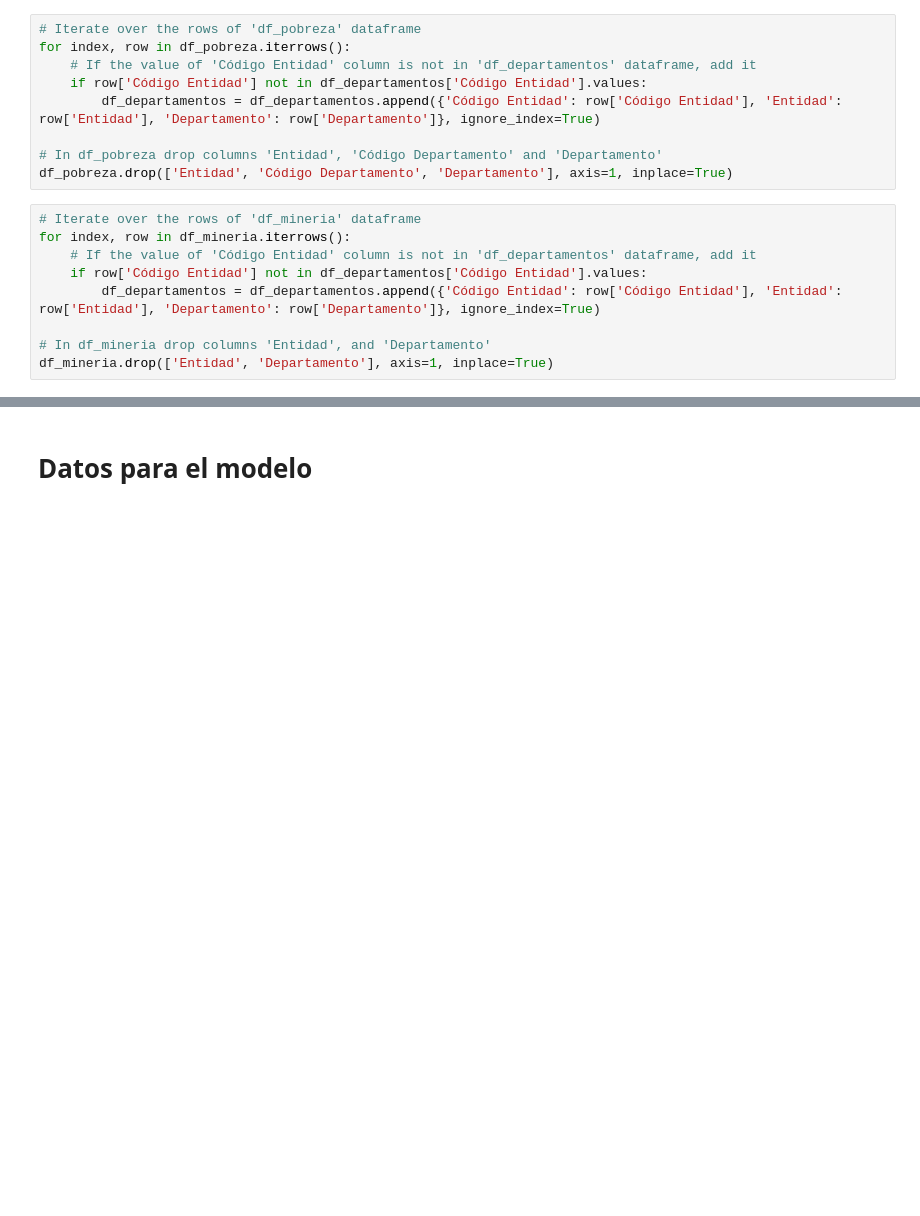
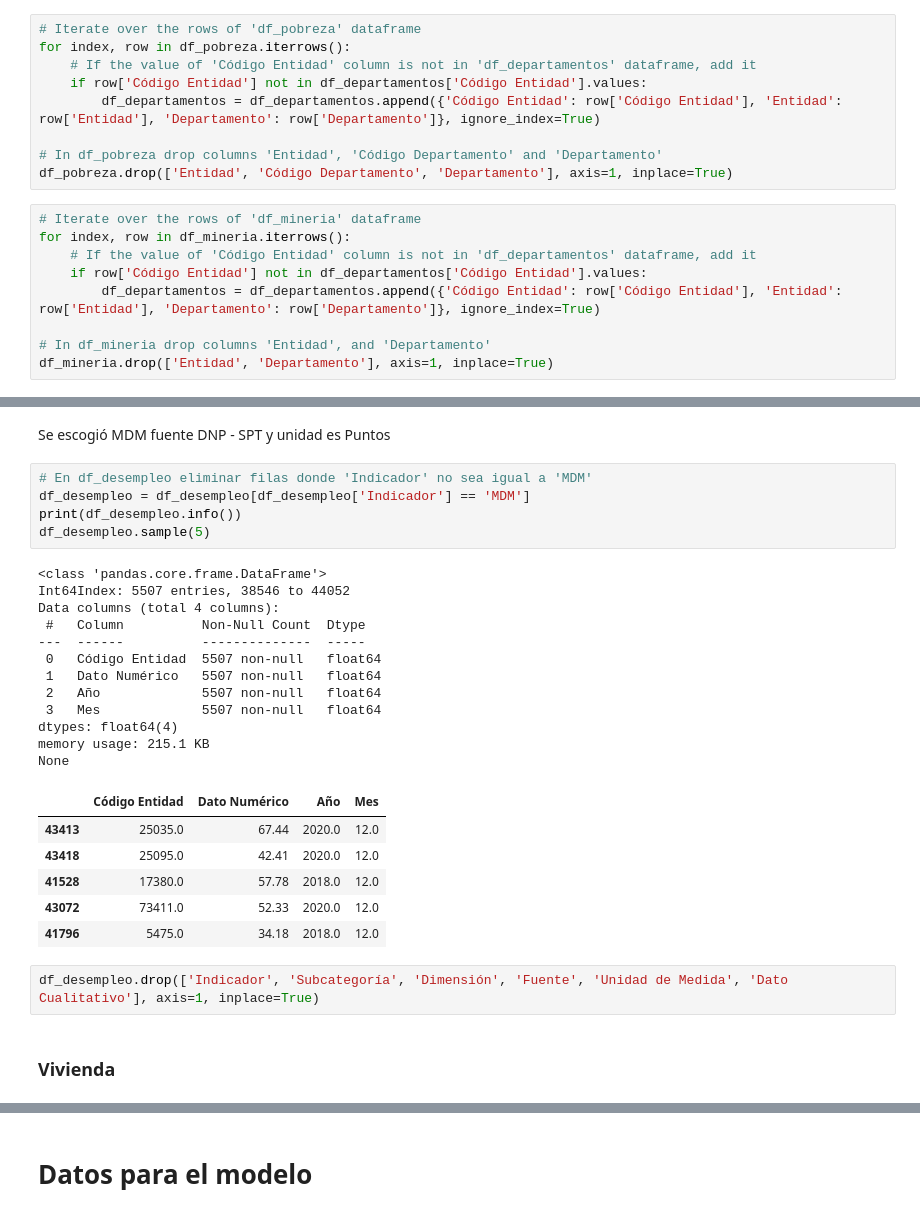
Before and after one commit to JESUSDAVIDBARRIOS/repo_labs_BI, a Jupyter notebook: proyecto2/procesamiento_datos/entendimiento_procesamiento.ipynb, the cells around one changed output, grey strips where cells are left out. Saved outputs shown, nothing was run; the diff lists cells and outputs as text; blank space fills up the shorter version.

```diff
--- a/proyecto2/procesamiento_datos/entendimiento_procesamiento.ipynb
+++ b/proyecto2/procesamiento_datos/entendimiento_procesamiento.ipynb
@@ -579,0 +624,30 @@ None
+# %% [markdown]
+Se escogió MDM fuente DNP - SPT y unidad es Puntos
+# %%
+# En df_desempleo eliminar filas donde 'Indicador' no sea igual a 'MDM'
+df_desempleo = df_desempleo[df_desempleo['Indicador'] == 'MDM']
+print(df_desempleo.info())
+df_desempleo.sample(5)
+# %% [output]
+<class 'pandas.core.frame.DataFrame'>
+Int64Index: 5507 entries, 38546 to 44052
+Data columns (total 4 columns):
+ #   Column          Non-Null Count  Dtype
+---  ------          --------------  -----
+ 0   Código Entidad  5507 non-null   float64
+ 1   Dato Numérico   5507 non-null   float64
+ 2   Año             5507 non-null   float64
+ 3   Mes             5507 non-null   float64
+dtypes: float64(4)
+memory usage: 215.1 KB
+None
+|  | Código Entidad | Dato Numérico | Año | Mes |
+| 43413 | 25035.0 | 67.44 | 2020.0 | 12.0 |
+| 43418 | 25095.0 | 42.41 | 2020.0 | 12.0 |
+| 41528 | 17380.0 | 57.78 | 2018.0 | 12.0 |
+| 43072 | 73411.0 | 52.33 | 2020.0 | 12.0 |
+| 41796 | 5475.0 | 34.18 | 2018.0 | 12.0 |
+# %%
+df_desempleo.drop(['Indicador', 'Subcategoría', 'Dimensión', 'Fuente', 'Unidad de Medida', 'Dato Cualitativo'], axis=1, inplace=True)
+# %% [markdown]
+### Vivienda
```
Also changed, not shown: parts of 63 cells of this notebook.
